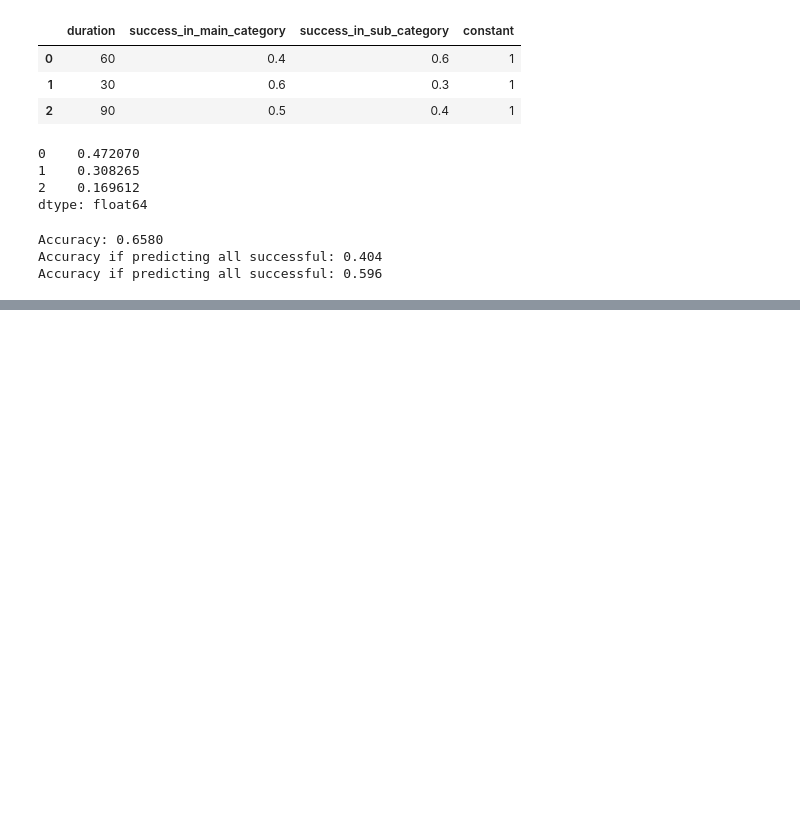
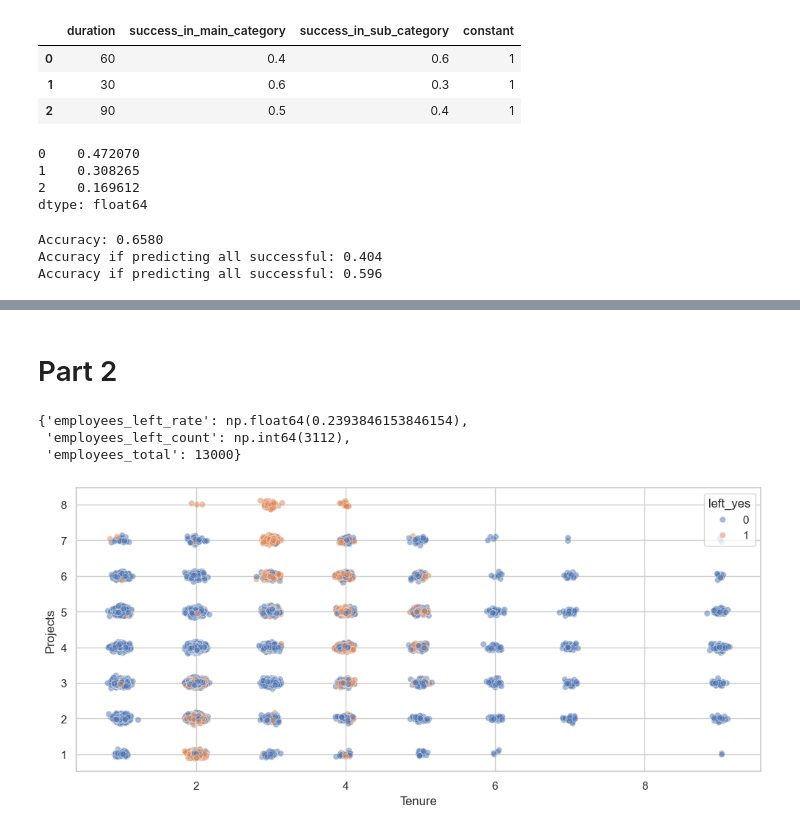
Before and after one commit to bang-a-coder/strategy_analytics, a Jupyter notebook: week2_infogain.ipynb, the cells around one changed output, grey strips where cells are left out. Saved outputs shown, nothing was run; the diff lists cells and outputs as text; code cells hidden in the pictures; blank space fills up the shorter version.

Commit message:
Add Part 2 employee turnover analysis with data preprocessing and visualization

```diff
--- a/week2_infogain.ipynb
+++ b/week2_infogain.ipynb
@@ -486,0 +484,31 @@ Accuracy if predicting all successful: 0.596
+# %% [markdown]
+# Part 2
+# %%
+df2 = pd.read_csv("./Data/Part 2 - Turnover.csv")
+# %%
+df2 = pd.concat([df2, pd.get_dummies(df2[['accident', 'left', 'promotion']], prefix=['accident', 'left', 'promotion']).astype(int)], axis=1)
+# %%
+df2_descriptives = df2.describe(include='all')
+
+summary_stats = {
+    'employees_left_rate': df2_descriptives.left_yes['mean'],
+    'employees_left_count': df2.left_yes.value_counts()[1],
+    'employees_total': len(df2)
+}
+
+summary_stats
+# %% [output]
+{'employees_left_rate': np.float64(0.2393846153846154),
+ 'employees_left_count': np.int64(3112),
+ 'employees_total': 13000}
+# %%
+jittered_x = df2['tenure'] + np.random.normal(0, 0.05, size=len(df2))
+jittered_y = df2['projects'] + np.random.normal(0, 0.05, size=len(df2))
+
+sns.scatterplot(x=jittered_x, y=jittered_y, alpha=0.5, hue=df2.left_yes)
+plt.xlabel('Tenure')
+plt.ylabel('Projects')
+plt.grid(True)
+plt.show()
+# %% [output]
+[figure, added]
```
Also changed, not shown: parts of 1 cell of this notebook.
